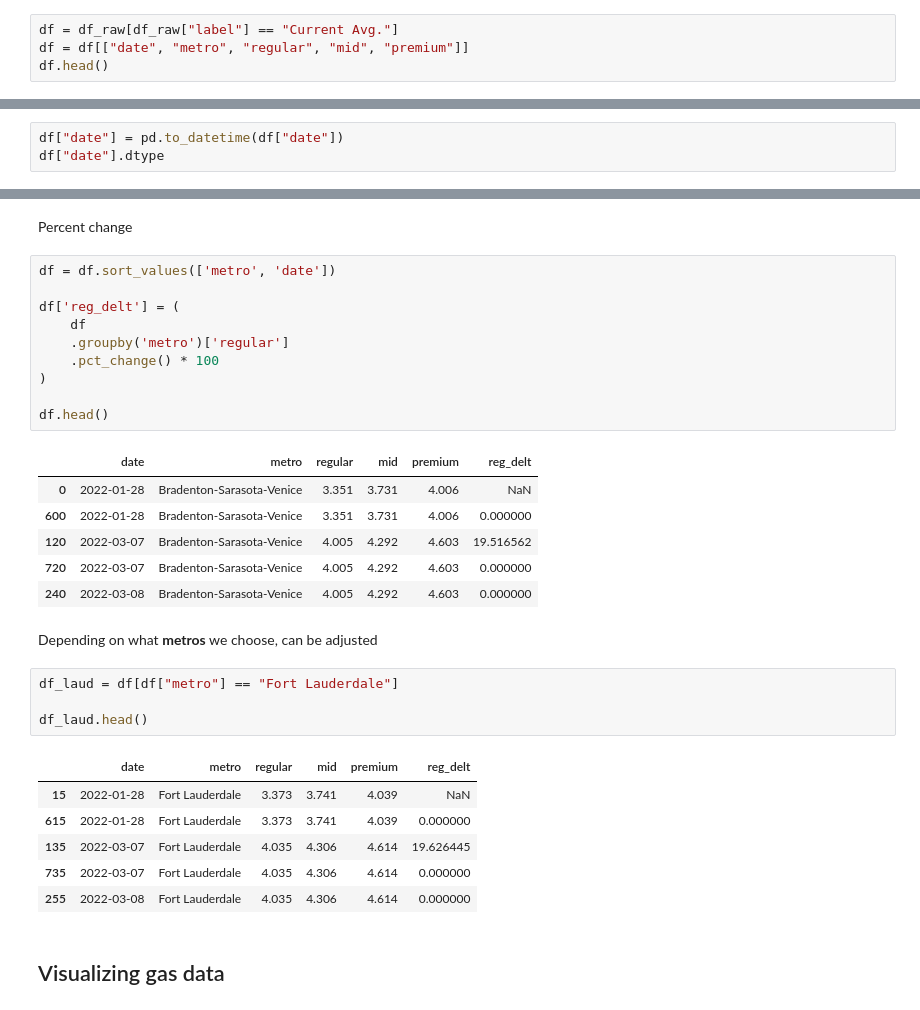
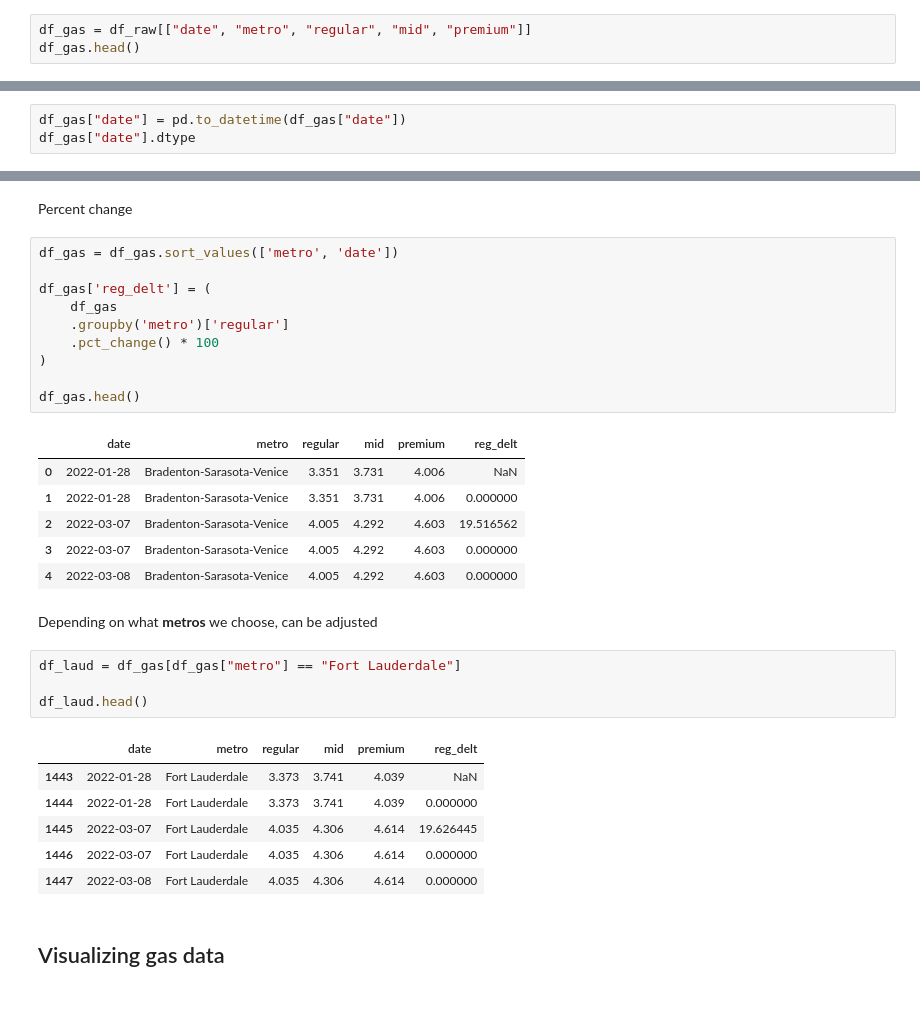
Before and after one commit to sofieappel/HurricanesAndGasPrices, a Jupyter notebook: gas_data_clean.ipynb, the cells around one changed output, grey strips where cells are left out. Saved outputs shown, nothing was run; the diff lists cells and outputs as text.

```diff
--- a/gas_data_clean.ipynb
+++ b/gas_data_clean.ipynb
@@ -44,9 +46,8 @@ df_raw.isna()
 # %% [markdown]
 Data looks tidy. No missing values or nas.
 # %%
-df = df_raw[df_raw["label"] == "Current Avg."]
-df = df[["date", "metro", "regular", "mid", "premium"]]
-df.head()
+df_gas = df_raw[["date", "metro", "regular", "mid", "premium"]]
+df_gas.head()
 # %% [output]
 |  | date | metro | regular | mid | premium |
 | 0 | 2022-01-28 | Bradenton-Sarasota-Venice | 3.351 | 3.731 | 4.006 |
@@ -57,8 +58,8 @@ df.head()
 # %% [markdown]
 date / time
 # %%
-df["date"] = pd.to_datetime(df["date"])
-df["date"].dtype
+df_gas["date"] = pd.to_datetime(df_gas["date"])
+df_gas["date"].dtype
 # %% [output]
 dtype('<M8[us]')
 # %%
@@ -73,35 +74,35 @@ dtype: object
 # %% [markdown]
 Percent change
 # %%
-df = df.sort_values(['metro', 'date'])
+df_gas = df_gas.sort_values(['metro', 'date'])
 
-df['reg_delt'] = (
-    df
+df_gas['reg_delt'] = (
+    df_gas
     .groupby('metro')['regular']
     .pct_change() * 100
 )
 
-df.head()
+df_gas.head()
 # %% [output]
 |  | date | metro | regular | mid | premium | reg_delt |
 | 0 | 2022-01-28 | Bradenton-Sarasota-Venice | 3.351 | 3.731 | 4.006 | NaN |
-| 600 | 2022-01-28 | Bradenton-Sarasota-Venice | 3.351 | 3.731 | 4.006 | 0.000000 |
-| 120 | 2022-03-07 | Bradenton-Sarasota-Venice | 4.005 | 4.292 | 4.603 | 19.516562 |
-| 720 | 2022-03-07 | Bradenton-Sarasota-Venice | 4.005 | 4.292 | 4.603 | 0.000000 |
-| 240 | 2022-03-08 | Bradenton-Sarasota-Venice | 4.005 | 4.292 | 4.603 | 0.000000 |
+| 1 | 2022-01-28 | Bradenton-Sarasota-Venice | 3.351 | 3.731 | 4.006 | 0.000000 |
+| 2 | 2022-03-07 | Bradenton-Sarasota-Venice | 4.005 | 4.292 | 4.603 | 19.516562 |
+| 3 | 2022-03-07 | Bradenton-Sarasota-Venice | 4.005 | 4.292 | 4.603 | 0.000000 |
+| 4 | 2022-03-08 | Bradenton-Sarasota-Venice | 4.005 | 4.292 | 4.603 | 0.000000 |
 # %% [markdown]
 Depending on what **metros** we choose, can be adjusted
 # %%
-df_laud = df[df["metro"] == "Fort Lauderdale"]
+df_laud = df_gas[df_gas["metro"] == "Fort Lauderdale"]
 
 df_laud.head()
 # %% [output]
 |  | date | metro | regular | mid | premium | reg_delt |
-| 15 | 2022-01-28 | Fort Lauderdale | 3.373 | 3.741 | 4.039 | NaN |
-| 615 | 2022-01-28 | Fort Lauderdale | 3.373 | 3.741 | 4.039 | 0.000000 |
-| 135 | 2022-03-07 | Fort Lauderdale | 4.035 | 4.306 | 4.614 | 19.626445 |
-| 735 | 2022-03-07 | Fort Lauderdale | 4.035 | 4.306 | 4.614 | 0.000000 |
-| 255 | 2022-03-08 | Fort Lauderdale | 4.035 | 4.306 | 4.614 | 0.000000 |
+| 1443 | 2022-01-28 | Fort Lauderdale | 3.373 | 3.741 | 4.039 | NaN |
+| 1444 | 2022-01-28 | Fort Lauderdale | 3.373 | 3.741 | 4.039 | 0.000000 |
+| 1445 | 2022-03-07 | Fort Lauderdale | 4.035 | 4.306 | 4.614 | 19.626445 |
+| 1446 | 2022-03-07 | Fort Lauderdale | 4.035 | 4.306 | 4.614 | 0.000000 |
+| 1447 | 2022-03-08 | Fort Lauderdale | 4.035 | 4.306 | 4.614 | 0.000000 |
 # %% [markdown]
 ## Visualizing gas data
 # %% [markdown]
```
Also changed, not shown: parts of 26 cells of this notebook, 1 other file.
